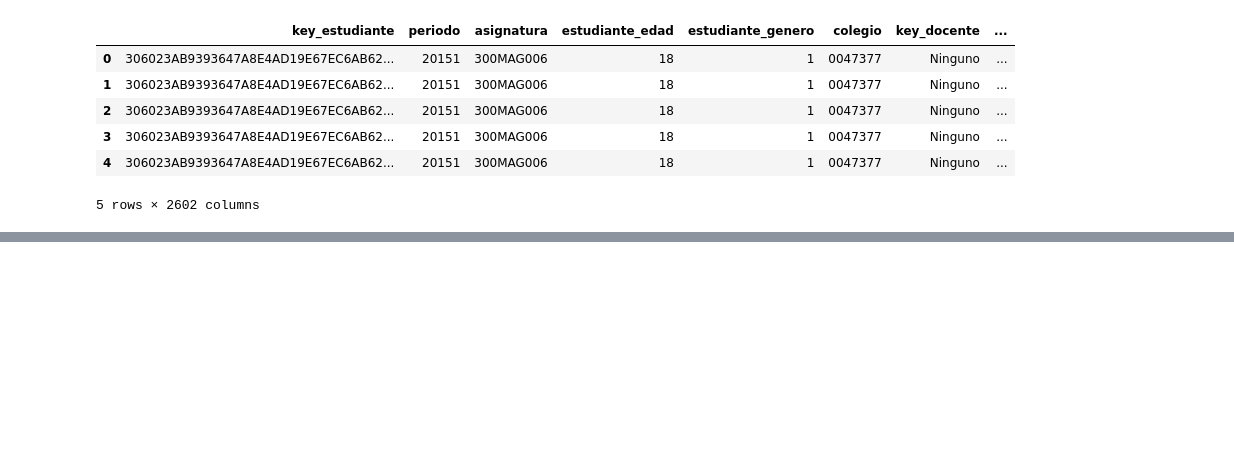
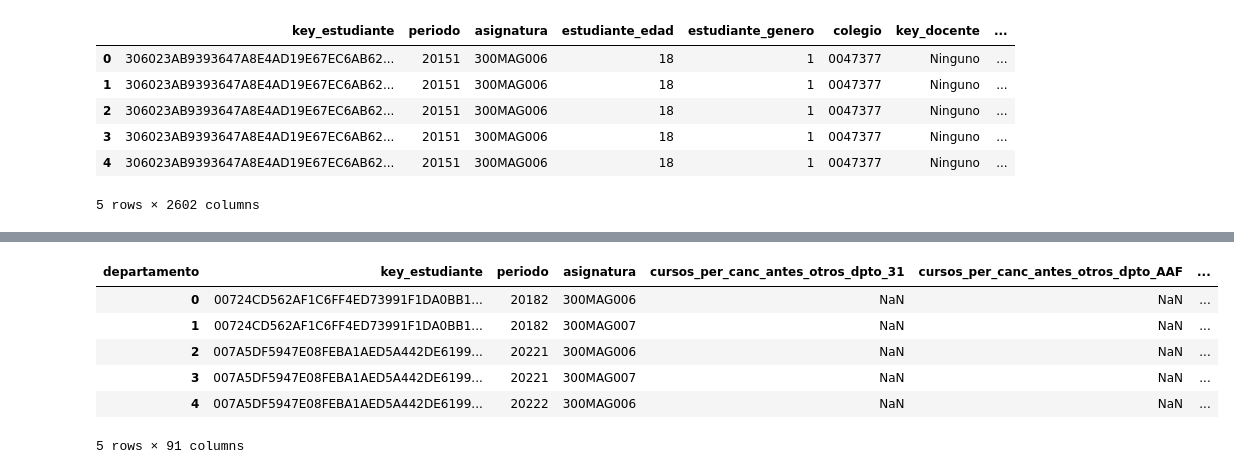
Before and after one commit to jaimereinoso2/pg2, a Jupyter notebook: prepararDATOS.ipynb, the cells around one changed output, grey strips where cells are left out. Drawn from its saved outputs; the diff is of its cells as text; code cells hidden in the pictures; blank space fills up the shorter version.

```diff
--- a/prepararDATOS.ipynb
+++ b/prepararDATOS.ipynb
@@ -1344,0 +1441,20 @@ DATOS.head()
+# %%
+DATOS = pd.read_pickle('checkPoints/DATOS21.pkl')
+
+query = """
+	SELECT ma.key_estudiante, ma.periodo, ma.asignatura, ma2.departamento,count(*) cuantos
+    FROM f_matriculasAsignaturas ma
+    INNER JOIN f_periodos p
+    ON p.periodo = ma.periodo
+    INNER JOIN f_matriculasAsignaturas ma2
+	ON ma2.key_estudiante = ma.key_estudiante
+    INNER JOIN f_periodos p2
+    ON p2.periodo = ma2.periodo
+    WHERE ma.analizar = 1
+    AND p2.orden < p.orden
+    AND ma2.nivel_nota in (-5,0)                               -- la canceló o la perdió
+    GROUP BY ma.key_estudiante, ma.periodo, ma.asignatura, ma2.departamento
+    ORDER BY ma.key_estudiante, ma.periodo, ma.asignatura;
+"""
+temp = pd.read_sql(query, con=motor)
+temp.head()
@@ -1344,0 +1468,18 @@ DATOS.head()
+# %%
+temp_pivot = temp.pivot(index=['key_estudiante','periodo','asignatura'],
+                        columns='departamento', values='cuantos').reset_index()
+prefijo = 'cursos_per_canc_antes_otros_dpto_'
+temp_pivot = temp_pivot.add_prefix(prefijo)
+temp_pivot.rename(columns={prefijo + 'key_estudiante':'key_estudiante',
+                           prefijo + 'periodo':'periodo',
+                           prefijo + 'asignatura':'asignatura'},
+                           inplace=True)
+temp_pivot.head()
+# %% [output]
+| departamento | key_estudiante | periodo | asignatura | cursos_per_canc_antes_otros_dpto_31 | cursos_per_canc_antes_otros_dpto_AAF | ... |
+| 0 | 00724CD562AF1C6FF4ED73991F1DA0BB1... | 20182 | 300MAG006 | NaN | NaN | ... |
+| 1 | 00724CD562AF1C6FF4ED73991F1DA0BB1... | 20182 | 300MAG007 | NaN | NaN | ... |
+| 2 | 007A5DF5947E08FEBA1AED5A442DE6199... | 20221 | 300MAG006 | NaN | NaN | ... |
+| 3 | 007A5DF5947E08FEBA1AED5A442DE6199... | 20221 | 300MAG007 | NaN | NaN | ... |
+| 4 | 007A5DF5947E08FEBA1AED5A442DE6199... | 20222 | 300MAG006 | NaN | NaN | ... |
+5 rows × 91 columns
```
Also changed, not shown: parts of 9 cells of this notebook, 2 other files.
